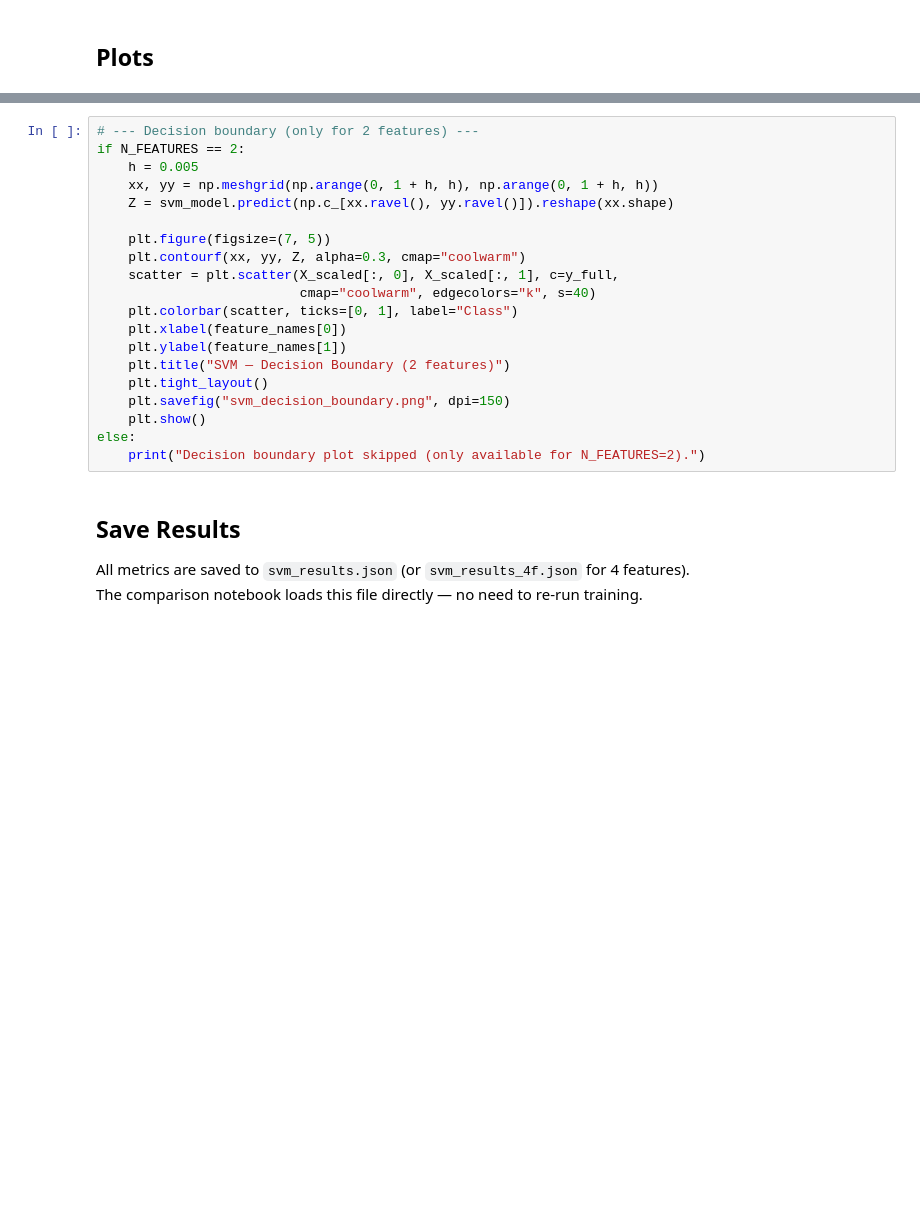
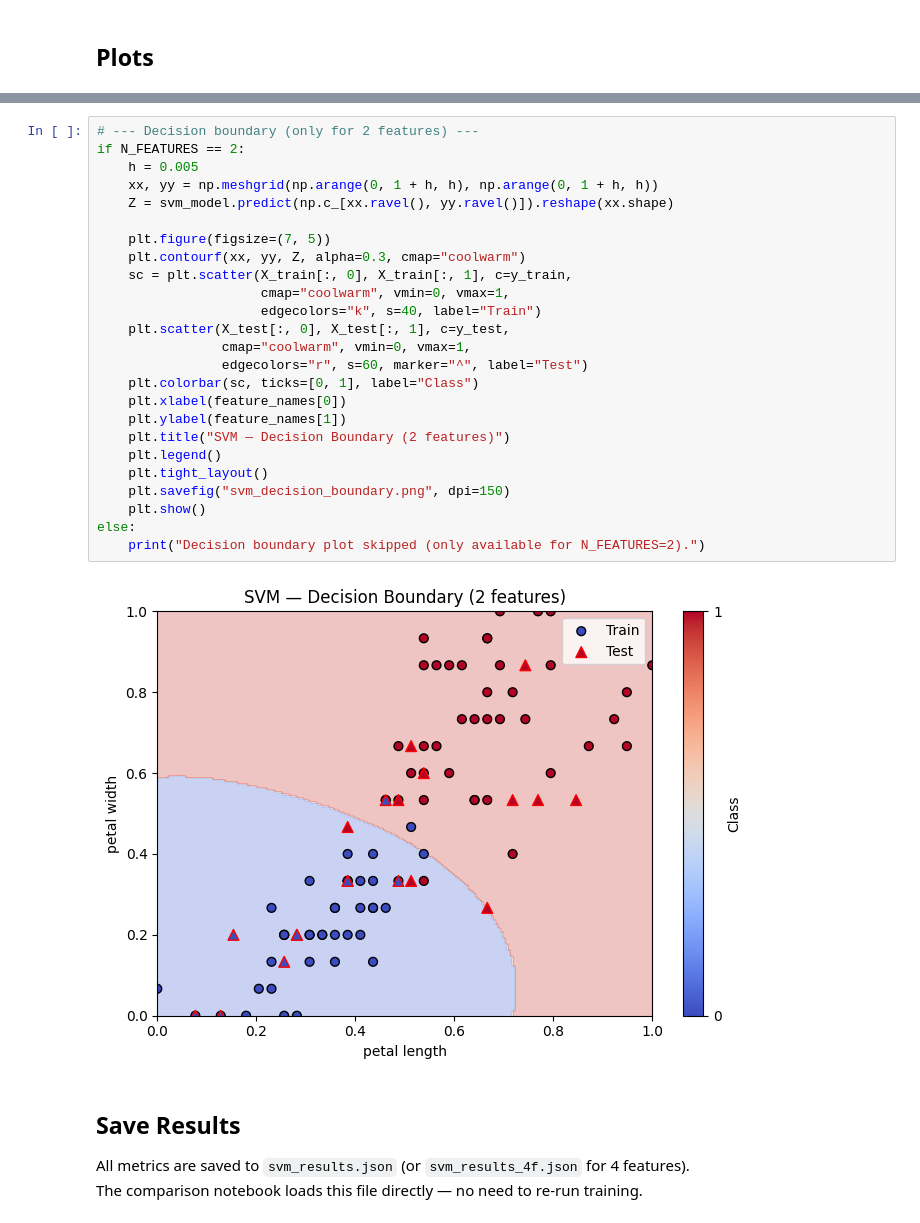
Before and after one commit to peri21/CC-QC-Comparison, a Jupyter notebook: ai/classical/svm.ipynb, the cells around one changed output, grey strips where cells are left out. Cells and saved outputs as stored; diff of their text form; blank space fills up the shorter version.

```diff
--- a/ai/classical/svm.ipynb
+++ b/ai/classical/svm.ipynb
@@ -150,23 +175,30 @@ plt.show()
 # %%
 # --- Decision boundary (only for 2 features) ---
 if N_FEATURES == 2:
     h = 0.005
     xx, yy = np.meshgrid(np.arange(0, 1 + h, h), np.arange(0, 1 + h, h))
     Z = svm_model.predict(np.c_[xx.ravel(), yy.ravel()]).reshape(xx.shape)
 
     plt.figure(figsize=(7, 5))
     plt.contourf(xx, yy, Z, alpha=0.3, cmap="coolwarm")
-    scatter = plt.scatter(X_scaled[:, 0], X_scaled[:, 1], c=y_full,
-                          cmap="coolwarm", edgecolors="k", s=40)
-    plt.colorbar(scatter, ticks=[0, 1], label="Class")
+    sc = plt.scatter(X_train[:, 0], X_train[:, 1], c=y_train,
+                     cmap="coolwarm", vmin=0, vmax=1,
+                     edgecolors="k", s=40, label="Train")
+    plt.scatter(X_test[:, 0], X_test[:, 1], c=y_test,
+                cmap="coolwarm", vmin=0, vmax=1,
+                edgecolors="r", s=60, marker="^", label="Test")
+    plt.colorbar(sc, ticks=[0, 1], label="Class")
     plt.xlabel(feature_names[0])
     plt.ylabel(feature_names[1])
     plt.title("SVM — Decision Boundary (2 features)")
+    plt.legend()
     plt.tight_layout()
     plt.savefig("svm_decision_boundary.png", dpi=150)
     plt.show()
 else:
     print("Decision boundary plot skipped (only available for N_FEATURES=2).")
+# %% [output]
+[figure, added]
 # %% [markdown]
 ## Save Results
 
```
Also changed, not shown: parts of 5 cells of this notebook, 13 other files.
